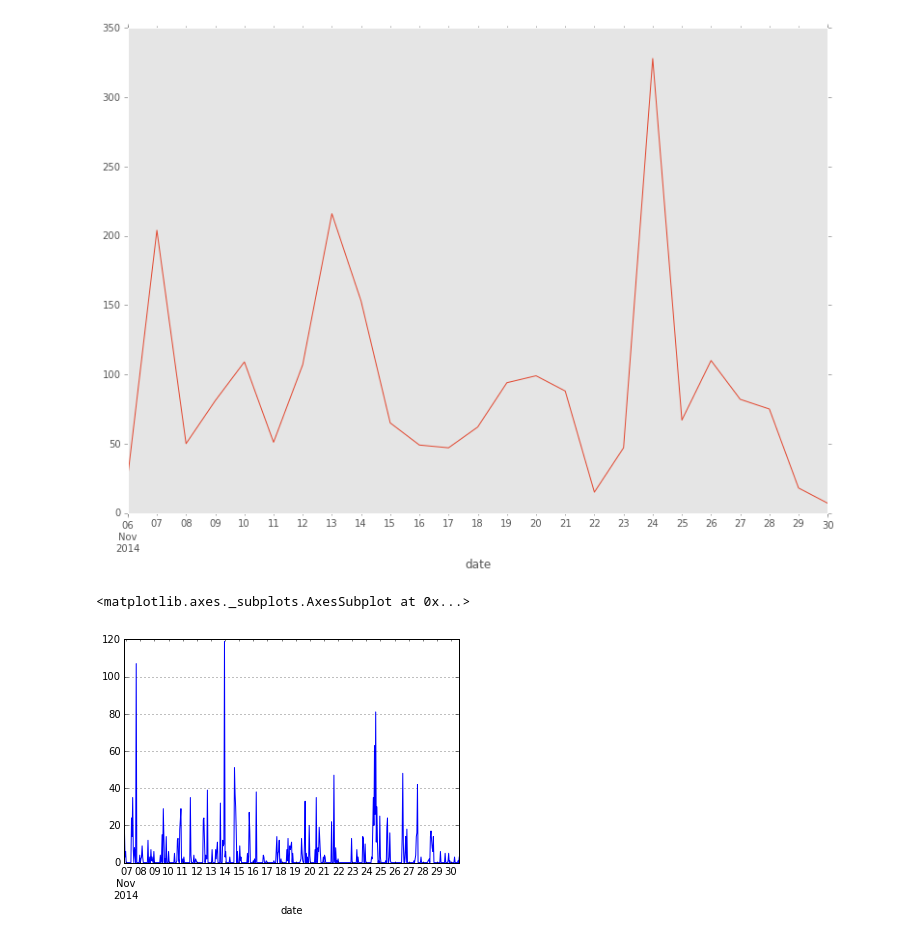
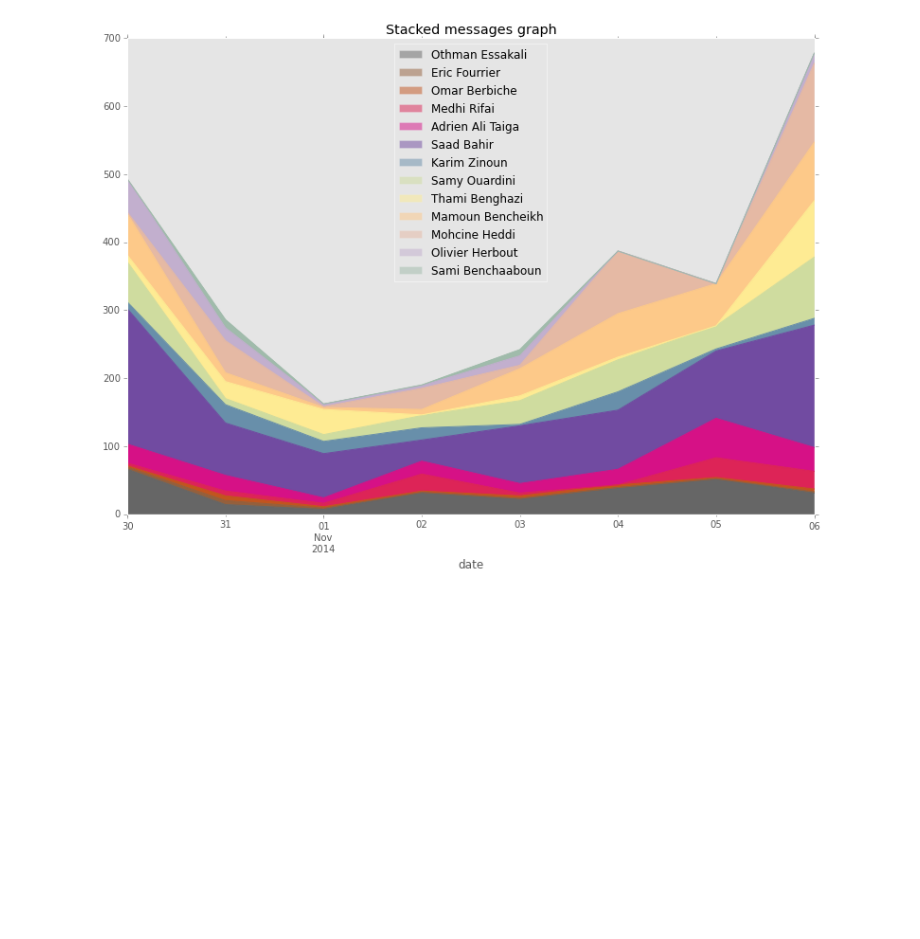
Before and after one commit to aalitaiga/Whatsapp-analytics, a Jupyter notebook: Analytics.ipynb, the cells around one changed output. Drawn from its saved outputs; the diff is of its cells as text; code cells hidden in the pictures; blank space fills up the shorter version.

```diff
--- a/Analytics.ipynb
+++ b/Analytics.ipynb
@@ -46,4 +46,6 @@ gbplot_pie(fractions = count_message,
 # %%
-Saad = df.loc[(df.name == 'Saad Bahir') &  (~df.message.isnull())]
-Saad.set_index('date', inplace=True)
-Saad.sort_index(ascending=True, inplace=True)
+# Aggregate by day
+
+messages = df.loc[df.action == 'message']
+messages.set_index('date', inplace=True)
+messages.sort_index(ascending=True, inplace=True)
@@ -54,12 +52,18 @@ messages = df.loc[df.action == 'message']
-# %%
-import matplotlib.pyplot as plt
-
-with plt.style.context('ggplot'):
-    Saad['message'].resample("D", how="count").plot(figsize=(13,9), grid=False)
-# %% [output]
-[figure, removed]
-# %%
-Saad['message'].resample("H", how="count").plot()
-# %% [output]
-<matplotlib.axes._subplots.AxesSubplot at 0x...>
-[figure, removed]
+# %%
+import matplotlib.cm as cm
+
+clean_message_df = pd.DataFrame()
+
+for name in messages.name.unique():
+    clean_message_df[name] = messages.loc[messages.name == name, 'message'].resample("D", how="count")
+
+clean_message_df.fillna(value=0, inplace=True)
+
+color_map = cm.get_cmap('Accent_r')
+num_of_colors = len(messages.name.unique())
+colors = color_map([x/float(num_of_colors) for x in range(num_of_colors)])
+
+with plt.style.context('ggplot'):
+        clean_message_df.plot(kind='area', figsize=(13,9), grid=False, color=colors, title='Stacked messages graph')
+# %% [output]
+[figure, added]
```
Also changed, not shown: parts of 4 cells of this notebook, 1 other file.
